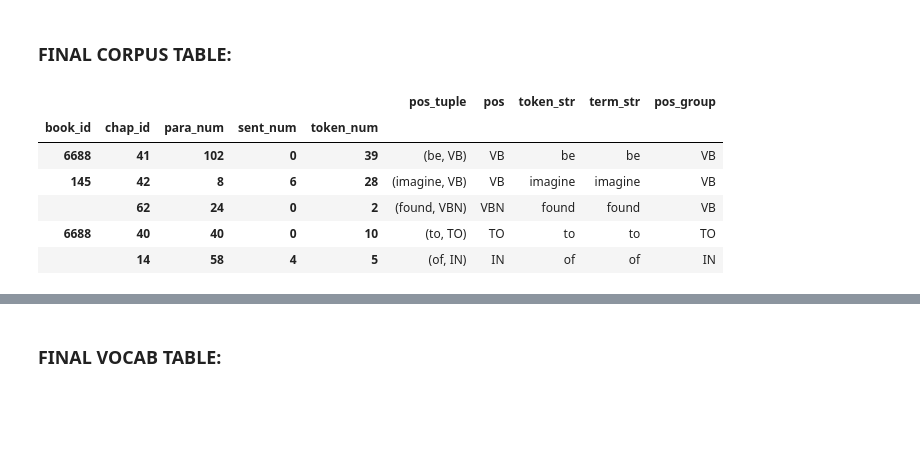
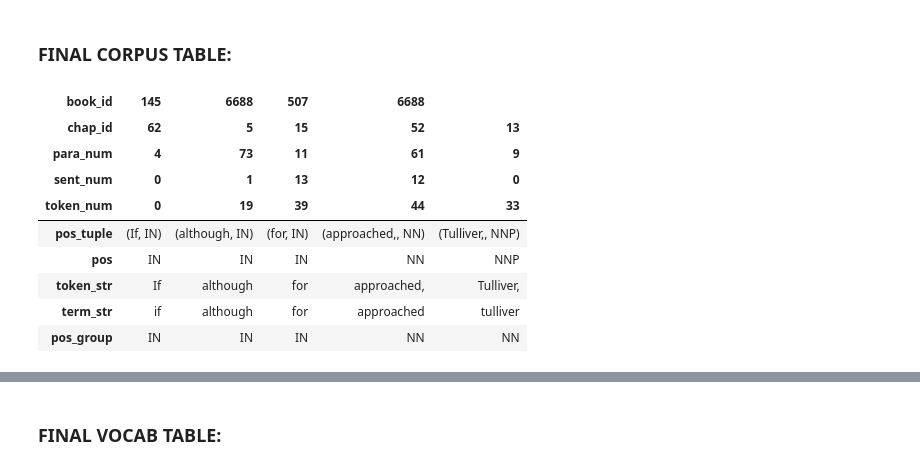
Before and after one commit to sqr8ap/DS5001-2025-01-R, a Jupyter notebook: lessons/M04_NLP/M04_HW.ipynb, the cells around one changed output, grey strips where cells are left out. Saved outputs shown, nothing was run; the diff lists cells and outputs as text; code cells hidden in the pictures; blank space fills up the shorter version.

```diff
--- a/lessons/M04_NLP/M04_HW.ipynb
+++ b/lessons/M04_NLP/M04_HW.ipynb
@@ -221,15 +216,18 @@ See the caveats in the documentation: https://pandas.pydata.org/pandas-docs/stab
 # %% [markdown]
 ### FINAL CORPUS TABLE:
 # %%
-CORPUS.sample(5)
+CORPUS.sample(5).T
 # %% [output]
-|  |  |  |  |  | pos_tuple | pos | token_str | term_str | pos_group |
-| book_id | chap_id | para_num | sent_num | token_num |  |  |  |  |  |
-| 6688 | 41 | 102 | 0 | 39 | (be, VB) | VB | be | be | VB |
-| 145 | 42 | 8 | 6 | 28 | (imagine, VB) | VB | imagine | imagine | VB |
-|  | 62 | 24 | 0 | 2 | (found, VBN) | VBN | found | found | VB |
-| 6688 | 40 | 40 | 0 | 10 | (to, TO) | TO | to | to | TO |
-|  | 14 | 58 | 4 | 5 | (of, IN) | IN | of | of | IN |
+| book_id | 145 | 6688 | 507 | 6688 |  |
+| chap_id | 62 | 5 | 15 | 52 | 13 |
+| para_num | 4 | 73 | 11 | 61 | 9 |
+| sent_num | 0 | 1 | 13 | 12 | 0 |
+| token_num | 0 | 19 | 39 | 44 | 33 |
+| pos_tuple | (If, IN) | (although, IN) | (for, IN) | (approached,, NN) | (Tulliver,, NNP) |
+| pos | IN | IN | IN | NN | NNP |
+| token_str | If | although | for | approached, | Tulliver, |
+| term_str | if | although | for | approached | tulliver |
+| pos_group | IN | IN | IN | NN | NN |
 # %%
 VOCAB = CORPUS.term_str.value_counts().to_frame('n').sort_index()
 VOCAB.index.name = 'term_str'
```
Also changed, not shown: parts of 8 cells of this notebook.
